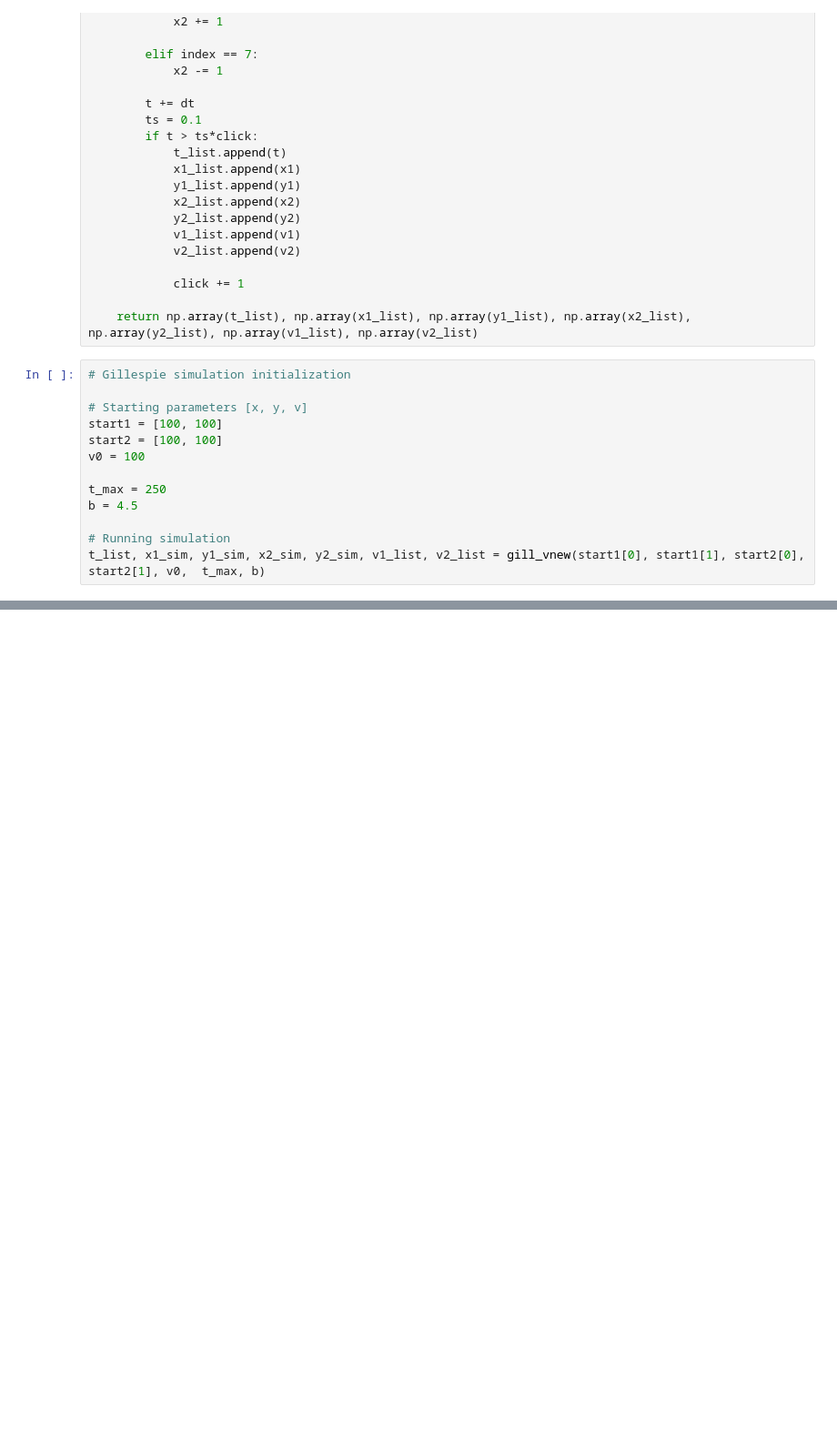
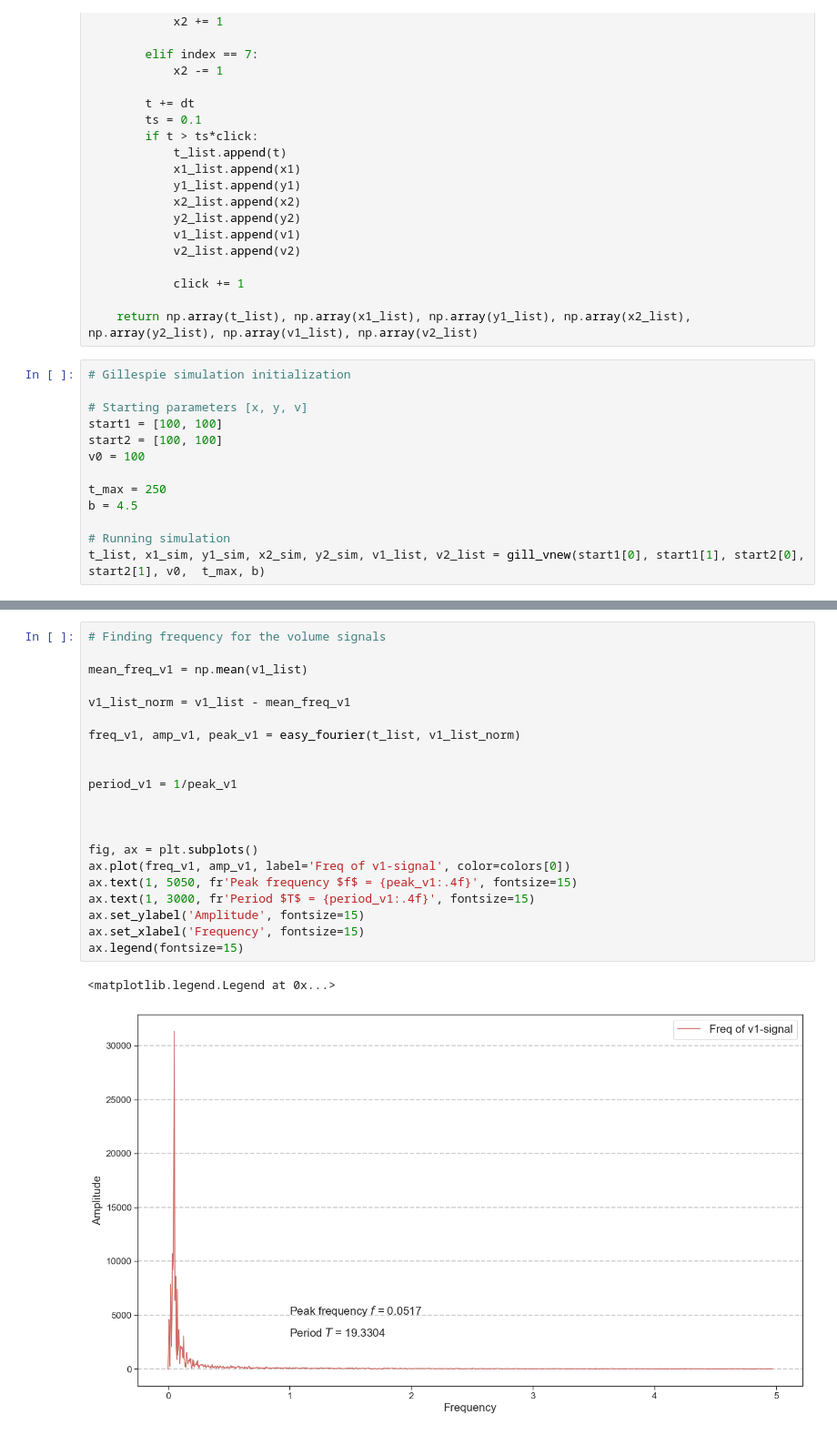
Before and after one commit to nielsdavidsen/PUK_2024, a Jupyter notebook: puk_start.ipynb, the cells around one changed output, grey strips where cells are left out. Shown at 91% size. Drawn from its saved outputs; the diff is of its cells as text; blank space fills up the shorter version.

```diff
--- a/puk_start.ipynb
+++ b/puk_start.ipynb
@@ -865,0 +882,24 @@ for i in range(len(ax)):
+# %%
+# Finding frequency for the volume signals
+
+mean_freq_v1 = np.mean(v1_list)
+
+v1_list_norm = v1_list - mean_freq_v1
+
+freq_v1, amp_v1, peak_v1 = easy_fourier(t_list, v1_list_norm)
+
+
+period_v1 = 1/peak_v1
+
+
+
+fig, ax = plt.subplots()
+ax.plot(freq_v1, amp_v1, label='Freq of v1-signal', color=colors[0])
+ax.text(1, 5050, fr'Peak frequency $f$ = {peak_v1:.4f}', fontsize=15)
+ax.text(1, 3000, fr'Period $T$ = {period_v1:.4f}', fontsize=15)
+ax.set_ylabel('Amplitude', fontsize=15)
+ax.set_xlabel('Frequency', fontsize=15)
+ax.legend(fontsize=15)
+# %% [output]
+<matplotlib.legend.Legend at 0x...>
+[figure, added]
```
Also changed, not shown: parts of 19 cells of this notebook.
